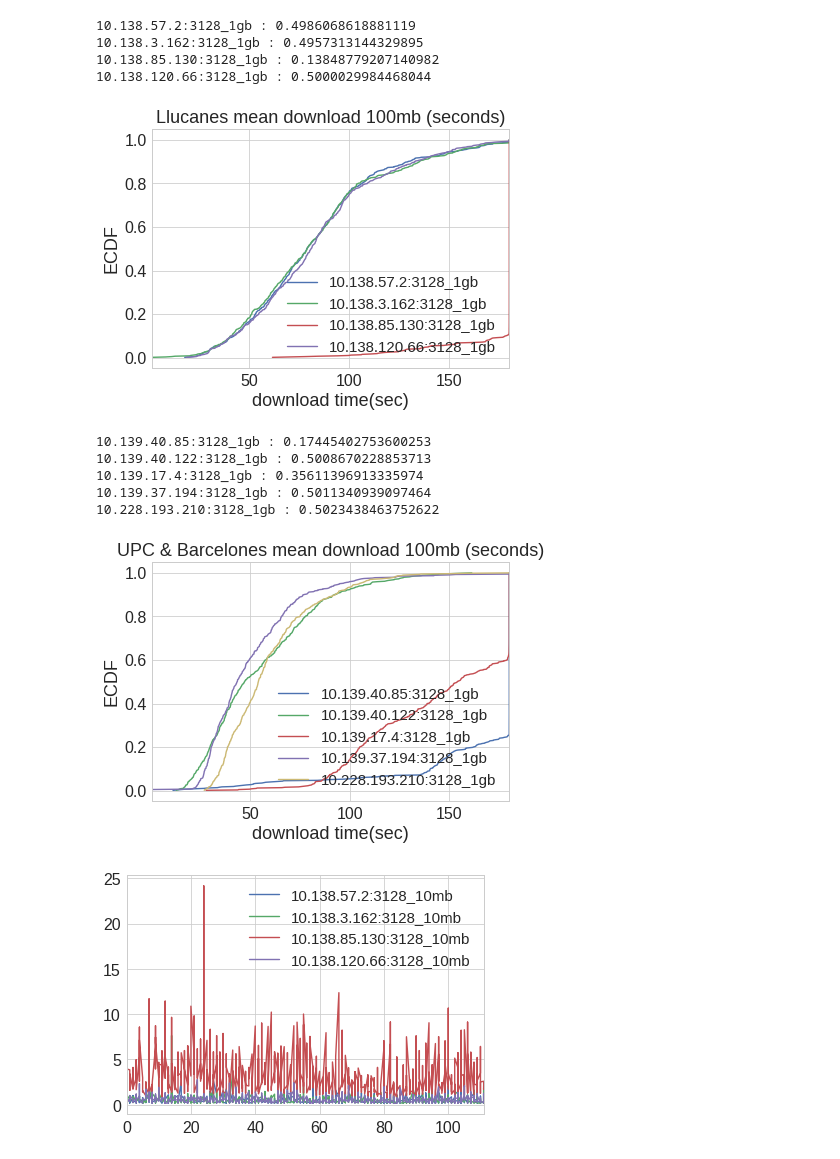
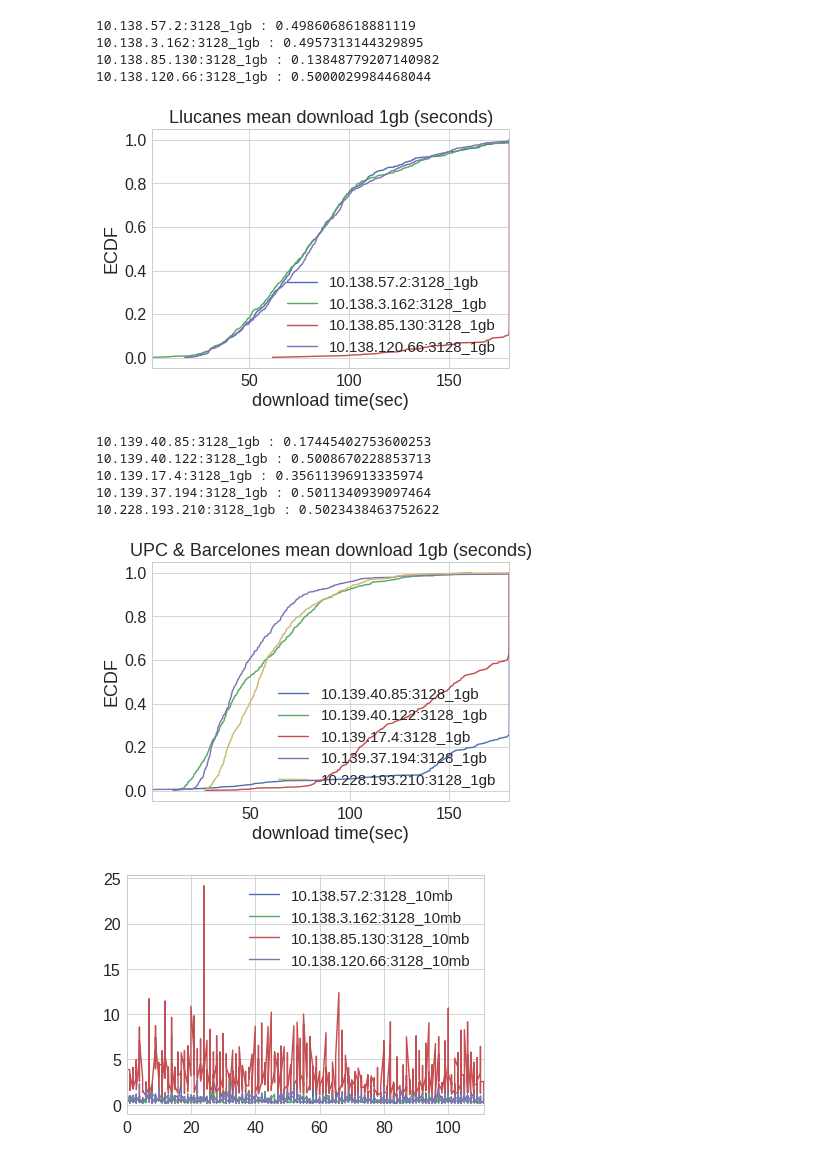
Before and after one commit to khulan8824/shellKhulan, a Jupyter notebook: plots/lluc_plots.ipynb, the cells around one changed output. Drawn from its saved outputs; the diff is of its cells as text; code cells hidden in the pictures.

Commit message:
llucanes plots and pics

```diff
--- a/plots/lluc_plots.ipynb
+++ b/plots/lluc_plots.ipynb
@@ -202,37 +202,37 @@ def plot_mean(test,inputs, proxies, title):
     #plt.ylim(0,1)
     plt.show()
 
 
 
 if __name__ == '__main__':
     inputs = ['74','77','78','115','116','118','180','181']
     proxies_lluc = ['10.138.57.2', '10.138.3.162', '10.138.85.130','10.138.120.66']
     proxies_upc = ['10.139.40.85', '10.139.40.122']
     proxies_barcelones = ['10.139.17.4','10.139.37.194','10.228.193.210']
     proxies_combined = ['10.139.40.85', '10.139.40.122','10.139.17.4','10.139.37.194','10.228.193.210']
 
-    plot_mean_ecdf('1gb', inputs, proxies_lluc,  'Llucanes mean download 100mb (seconds)')
-    plot_mean_ecdf('1gb', inputs, proxies_combined,  'UPC & Barcelones mean download 100mb (seconds)')
+    plot_mean_ecdf('1gb', inputs, proxies_lluc,  'Llucanes mean download 1gb (seconds)')
+    plot_mean_ecdf('1gb', inputs, proxies_combined,  'UPC & Barcelones mean download 1gb (seconds)')
     #plot_mean_ecdf('10mb', inputs, 'Mean download 10mb (seconds)')
     #plot_mean_ecdf('100mb', inputs, 'Mean download 100mb (seconds)')
     #plot_mean_ecdf('1gb', inputs, 'Mean download 1gb (seconds)')
 
     plot_mean('10mb', inputs, proxies_lluc, 'Mean download 1mb (seconds)')
     plot_mean('1mb', inputs, proxies_barcelones, 'Mean download 1mb (seconds)')
     #plot_mean('10mb', inputs, 'Mean download 10mb (seconds)')
     #plot_mean('100mb', inputs, 'Mean download 10mb (seconds)')
 # %% [output]
 10.138.57.2:3128_1gb : 0.4986068618881119
 10.138.3.162:3128_1gb : 0.4957313144329895
 10.138.85.130:3128_1gb : 0.13848779207140982
 10.138.120.66:3128_1gb : 0.5000029984468044
-[figure, old version]
+[figure, new version]
 10.139.40.85:3128_1gb : 0.17445402753600253
 10.139.40.122:3128_1gb : 0.5008670228853713
 10.139.17.4:3128_1gb : 0.35611396913335974
 10.139.37.194:3128_1gb : 0.5011340939097464
 10.228.193.210:3128_1gb : 0.5023438463752622
-[figure, old version]
+[figure, new version]
 [figure]
 [figure]
 # %%
```
Also changed, not shown: parts of 1 cell of this notebook, 2 other files.
